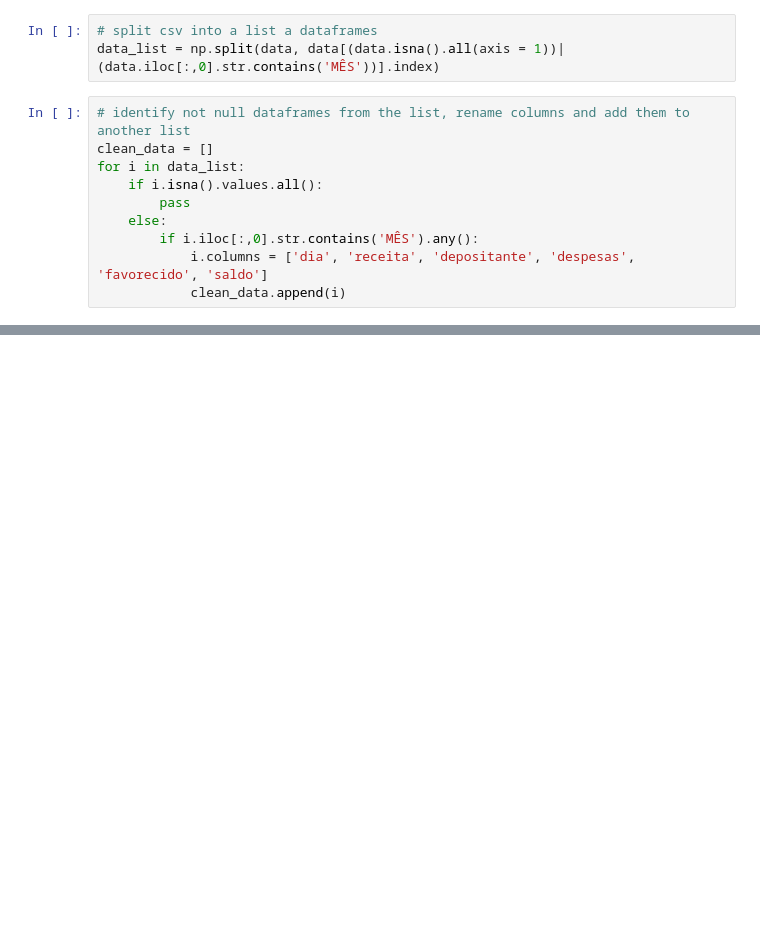
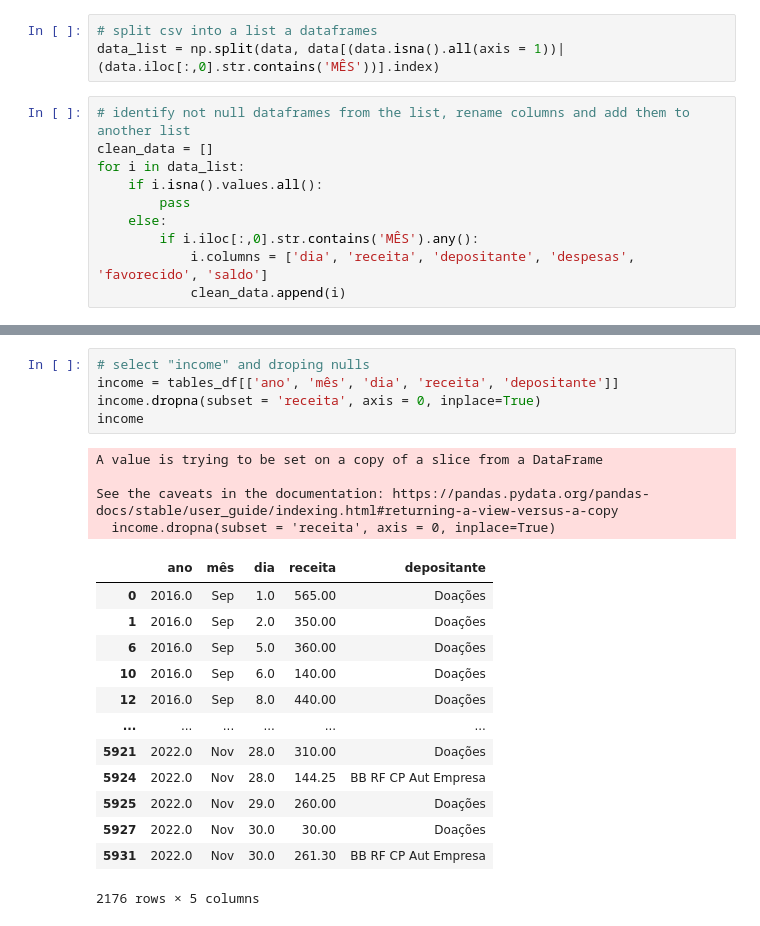
Before and after one commit to vdechen/DataAnalysis_NGO, a Jupyter notebook: Code.ipynb, the cells around one changed output, grey strips where cells are left out. Saved outputs shown, nothing was run; the diff lists cells and outputs as text; blank space fills up the shorter version.

```diff
--- a/Code.ipynb
+++ b/Code.ipynb
@@ -64,0 +98,23 @@ data
+# %%
+# select "income" and droping nulls
+income = tables_df[['ano', 'mês', 'dia', 'receita', 'depositante']]
+income.dropna(subset = 'receita', axis = 0, inplace=True)
+income
+# %% [output]
+A value is trying to be set on a copy of a slice from a DataFrame
+
+See the caveats in the documentation: https://pandas.pydata.org/pandas-docs/stable/user_guide/indexing.html#returning-a-view-versus-a-copy
+  income.dropna(subset = 'receita', axis = 0, inplace=True)
+|  | ano | mês | dia | receita | depositante |
+| 0 | 2016.0 | Sep | 1.0 | 565.00 | Doações |
+| 1 | 2016.0 | Sep | 2.0 | 350.00 | Doações |
+| 6 | 2016.0 | Sep | 5.0 | 360.00 | Doações |
+| 10 | 2016.0 | Sep | 6.0 | 140.00 | Doações |
+| 12 | 2016.0 | Sep | 8.0 | 440.00 | Doações |
+| ... | ... | ... | ... | ... | ... |
+| 5921 | 2022.0 | Nov | 28.0 | 310.00 | Doações |
+| 5924 | 2022.0 | Nov | 28.0 | 144.25 | BB RF CP Aut Empresa |
+| 5925 | 2022.0 | Nov | 29.0 | 260.00 | Doações |
+| 5927 | 2022.0 | Nov | 30.0 | 30.00 | Doações |
+| 5931 | 2022.0 | Nov | 30.0 | 261.30 | BB RF CP Aut Empresa |
+2176 rows × 5 columns
```
Also changed, not shown: parts of 10 cells of this notebook.
